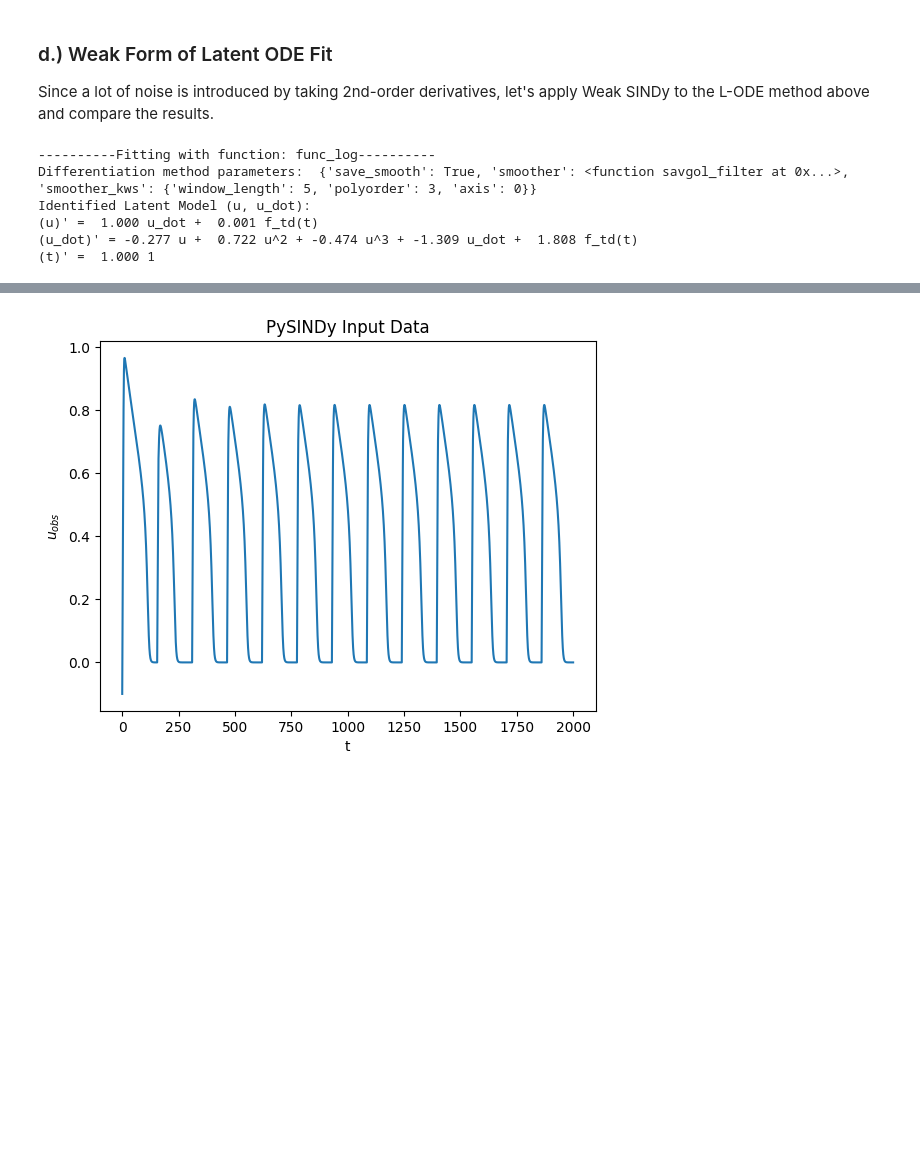
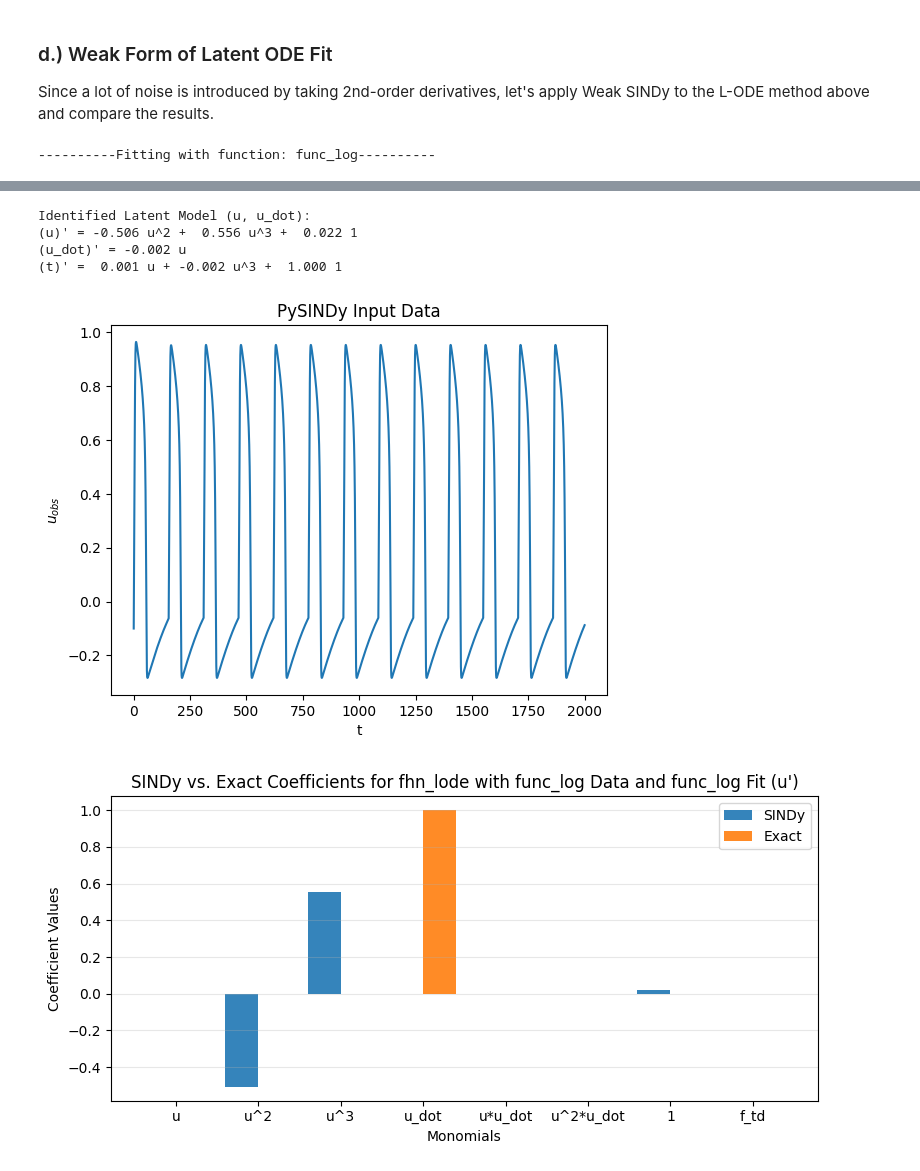
Before and after one commit to cswelch/SINDy-for-Cardiac-Electrophysiology, a Jupyter notebook: SINDy_non_autonomous_test.ipynb, the cells around one changed output, grey strips where cells are left out. Cells and saved outputs as stored; diff of their text form; code cells hidden in the pictures; blank space fills up the shorter version.

```diff
--- a/SINDy_non_autonomous_test.ipynb
+++ b/SINDy_non_autonomous_test.ipynb
@@ -777,13 +808,8 @@ latent_ODE_models_weak = []
 # TODO Modify math to convert L-ODE formulation for "cardiac" + "VF4" + "VF7" variants
 # Test fit with same data and fitting non-autonomous terms. Notes on best practices for the parameters:
 print(f"----------Fitting with function: {func_log.__name__}----------")
-cur_gen_library_lode_weak = GenLibraryFit(func_log, func_log, fhn_variant="cardiac", ics=np.array([-0.1,0]), t_range=np.arange(0,2000,0.01), color="blue")
+cur_gen_library_lode_weak = GenLibraryFit(func_log, func_log, fhn_variant="fhn_lode", ics=np.array([-0.1,0]), t_range=np.arange(0,2000,0.01), color="blue")
 latent_ODE_models_weak.append(cur_gen_library_lode_weak.fit_latent_ODE(is_weak=True))
 print('\n\n')
 # %% [output]
 ----------Fitting with function: func_log----------
-Differentiation method parameters:  {'save_smooth': True, 'smoother': <function savgol_filter at 0x...>, 'smoother_kws': {'window_length': 5, 'polyorder': 3, 'axis': 0}}
-Identified Latent Model (u, u_dot):
-(u)' =  1.000 u_dot +  0.001 f_td(t)
-(u_dot)' = -0.277 u +  0.722 u^2 + -0.474 u^3 + -1.309 u_dot +  1.808 f_td(t)
-(t)' =  1.000 1
@@ -790 +829,6 @@ Identified Latent Model (u, u_dot):
+Identified Latent Model (u, u_dot):
+(u)' = -0.506 u^2 +  0.556 u^3 +  0.022 1
+(u_dot)' = -0.002 u
+(t)' =  0.001 u + -0.002 u^3 +  1.000 1
-[figure, old version]
+[figure, new version]
+[figure, added]
```
Also changed, not shown: parts of 3 cells of this notebook, 3 other files.
